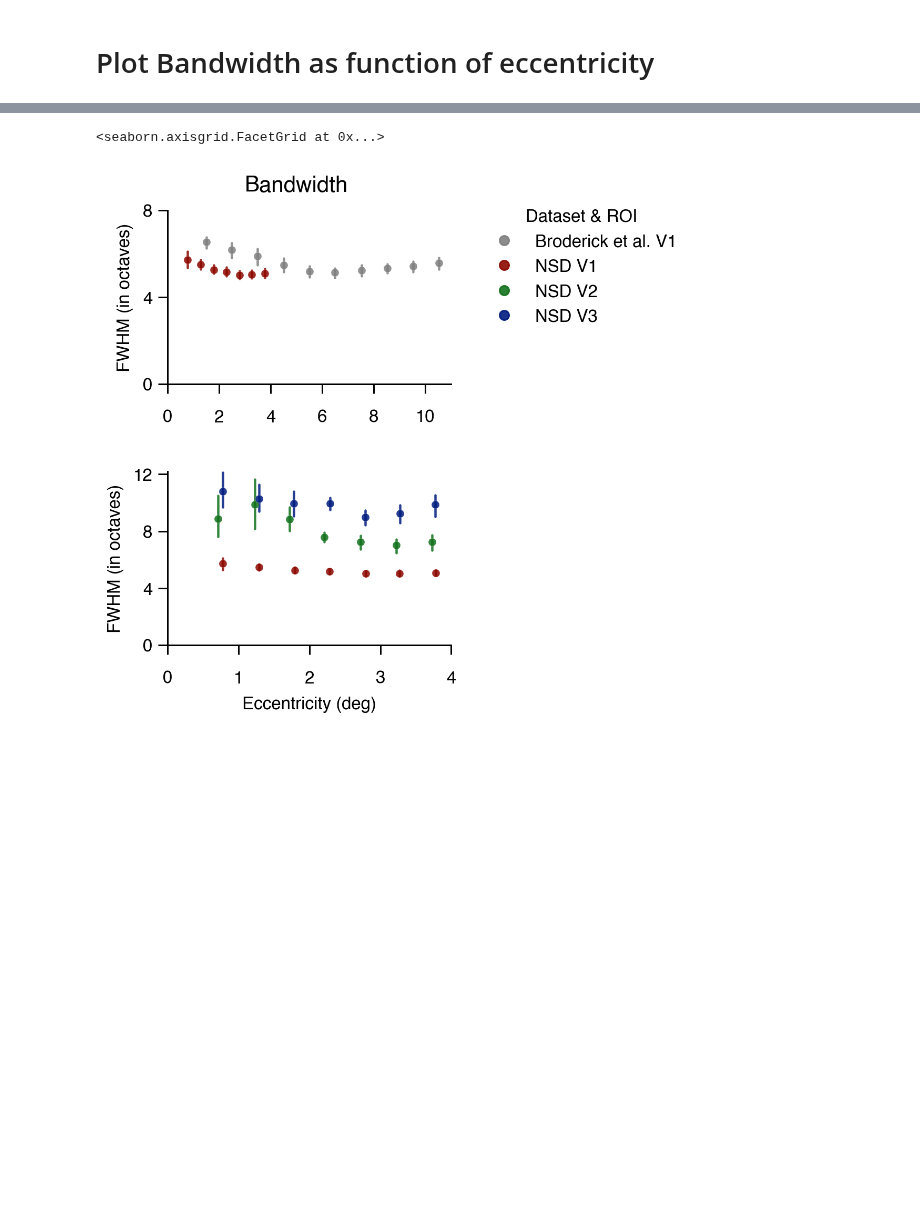
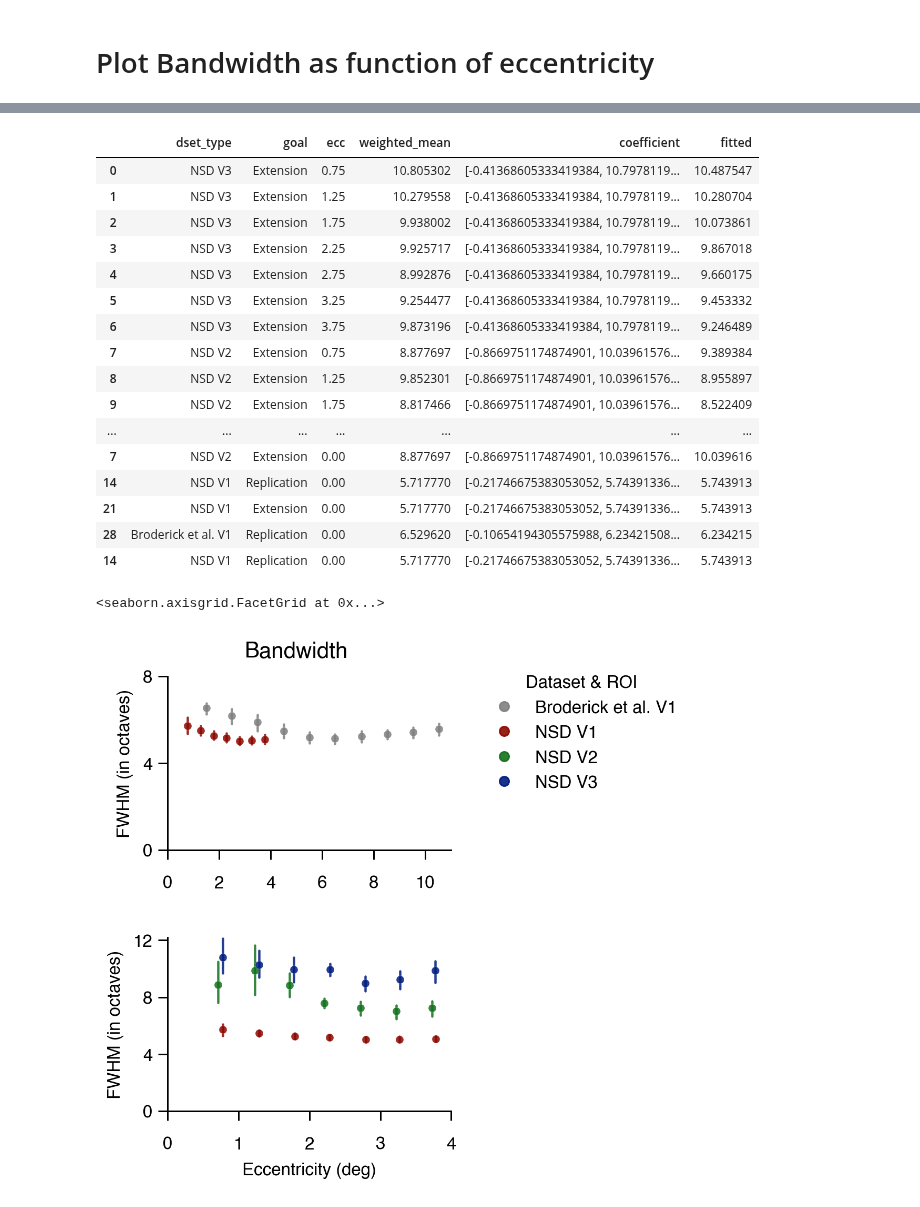
Before and after one commit to JiyeongHa/Spatial-Frequency-Preference_NSDsyn, a Jupyter notebook: notebooks/2.3-plot-tuning-curve-results.ipynb, the cells around one changed output, grey strips where cells are left out. Saved outputs shown, nothing was run; the diff lists cells and outputs as text; code cells hidden in the pictures; blank space fills up the shorter version.

Commit message:
included weighted average values within each notebook

```diff
--- a/notebooks/2.3-plot-tuning-curve-results.ipynb
+++ b/notebooks/2.3-plot-tuning-curve-results.ipynb
@@ -218,3 +227,23 @@ fit_bandwidth_df = pd.concat((fit_bandwidth_df, tmp_fit_df), axis=0)
+# %%
+fit_bandwidth_df
+# %% [output]
+|  | dset_type | goal | ecc | weighted_mean | coefficient | fitted |
+| 0 | NSD V3 | Extension | 0.75 | 10.805302 | [-0.41368605333419384, 10.7978119... | 10.487547 |
+| 1 | NSD V3 | Extension | 1.25 | 10.279558 | [-0.41368605333419384, 10.7978119... | 10.280704 |
+| 2 | NSD V3 | Extension | 1.75 | 9.938002 | [-0.41368605333419384, 10.7978119... | 10.073861 |
+| 3 | NSD V3 | Extension | 2.25 | 9.925717 | [-0.41368605333419384, 10.7978119... | 9.867018 |
+| 4 | NSD V3 | Extension | 2.75 | 8.992876 | [-0.41368605333419384, 10.7978119... | 9.660175 |
+| 5 | NSD V3 | Extension | 3.25 | 9.254477 | [-0.41368605333419384, 10.7978119... | 9.453332 |
+| 6 | NSD V3 | Extension | 3.75 | 9.873196 | [-0.41368605333419384, 10.7978119... | 9.246489 |
+| 7 | NSD V2 | Extension | 0.75 | 8.877697 | [-0.8669751174874901, 10.03961576... | 9.389384 |
+| 8 | NSD V2 | Extension | 1.25 | 9.852301 | [-0.8669751174874901, 10.03961576... | 8.955897 |
+| 9 | NSD V2 | Extension | 1.75 | 8.817466 | [-0.8669751174874901, 10.03961576... | 8.522409 |
+| ... | ... | ... | ... | ... | ... | ... |
+| 7 | NSD V2 | Extension | 0.00 | 8.877697 | [-0.8669751174874901, 10.03961576... | 10.039616 |
+| 14 | NSD V1 | Replication | 0.00 | 5.717770 | [-0.21746675383053052, 5.74391336... | 5.743913 |
+| 21 | NSD V1 | Extension | 0.00 | 5.717770 | [-0.21746675383053052, 5.74391336... | 5.743913 |
+| 28 | Broderick et al. V1 | Replication | 0.00 | 6.529620 | [-0.10654194305575988, 6.23421508... | 6.234215 |
+| 14 | NSD V1 | Replication | 0.00 | 5.717770 | [-0.21746675383053052, 5.74391336... | 5.743913 |
 # %%
 vis1D.plot_bandwidth_in_octaves(df=tuning_with_precision_df, fit_df=None,
                                bandwidth='fwhm', precision='precision',
```
Also changed, not shown: parts of 4 cells of this notebook, 1 other file.
